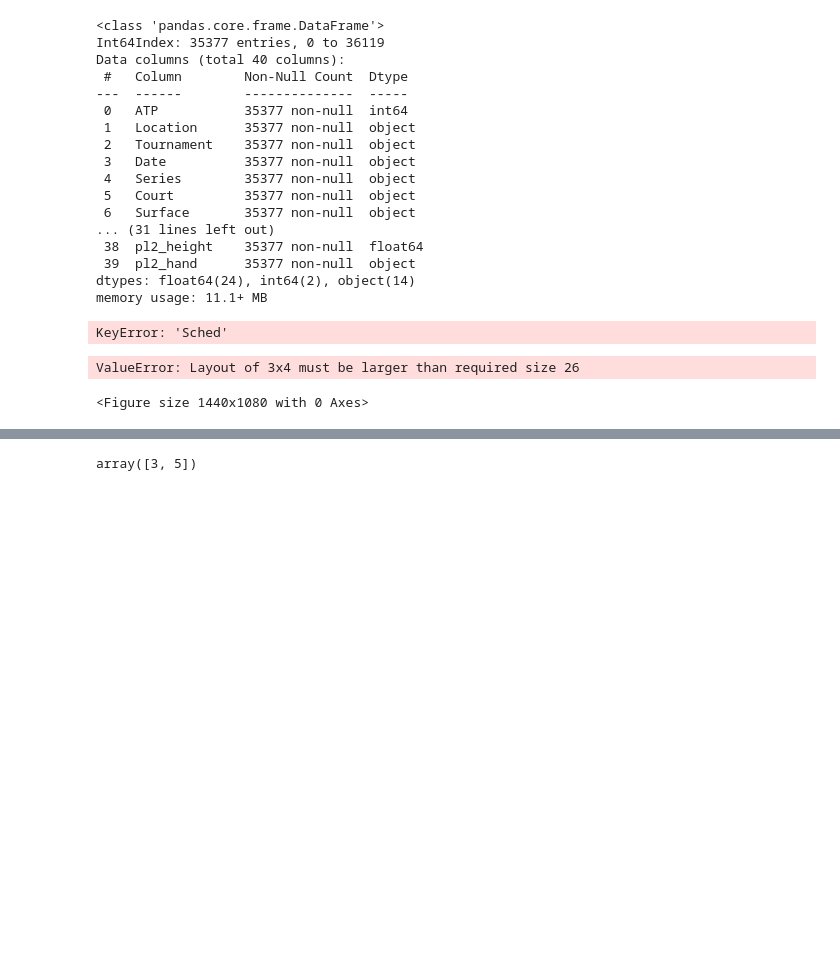
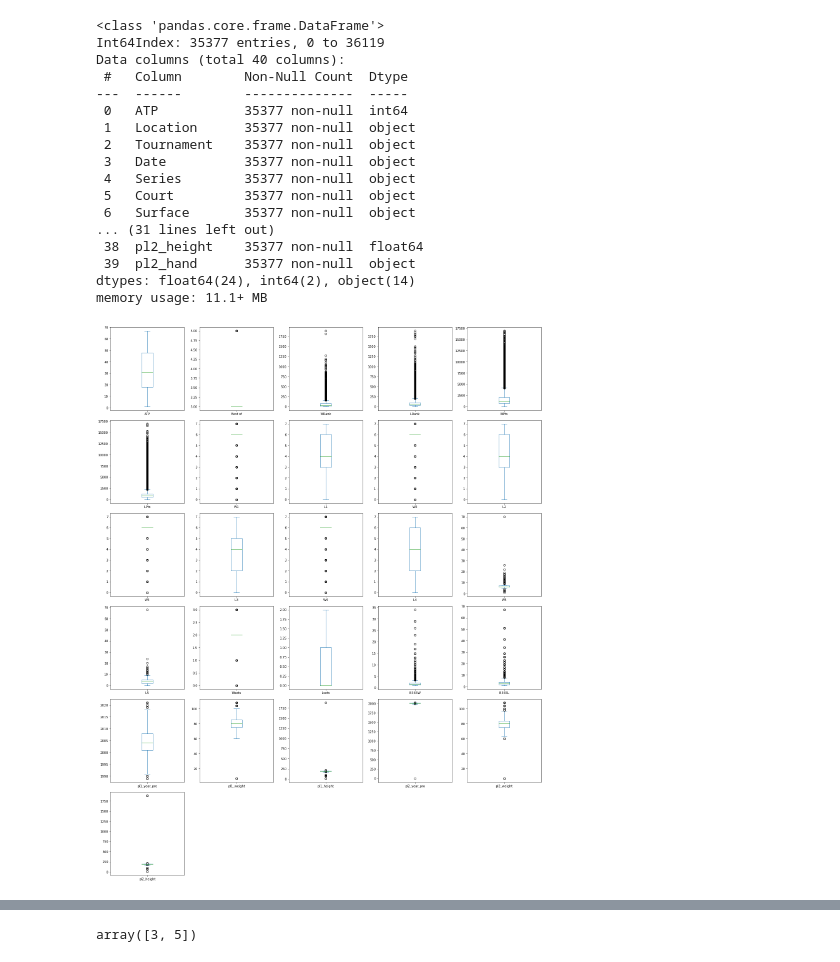
Before and after one commit to com-480-data-visualization/datavis-project-2022-plot-twist, a Jupyter notebook: milestone1.ipynb, the cells around one changed output, grey strips where cells are left out. Cells and saved outputs as stored; diff of their text form; code cells hidden in the pictures; blank space fills up the shorter version.

```diff
--- a/milestone1.ipynb
+++ b/milestone1.ipynb
@@ -234,17 +219,12 @@ Data columns (total 40 columns):
  39  pl2_hand      35377 non-null  object
 dtypes: float64(24), int64(2), object(14)
 memory usage: 11.1+ MB
-# %%
-df.loc['Sched']
-# %% [output]
-KeyError: 'Sched'
 # %%
-df.plot.box(subplots=True, figsize=(20,15), layout=(3,4))
+df.plot.box(subplots=True, figsize=(20,25), layout=(6,5))
 plt.tight_layout()
 plt.show()
 # %% [output]
-ValueError: Layout of 3x4 must be larger than required size 26
-<Figure size 1440x1080 with 0 Axes>
+[figure, added]
 # %% [markdown]
 We notice there are a lot of outliers in the following columns:
 - WRank: ATP Entry ranking of the match winner as of the start of the tournament
```
Also changed, not shown: parts of 19 cells of this notebook.
